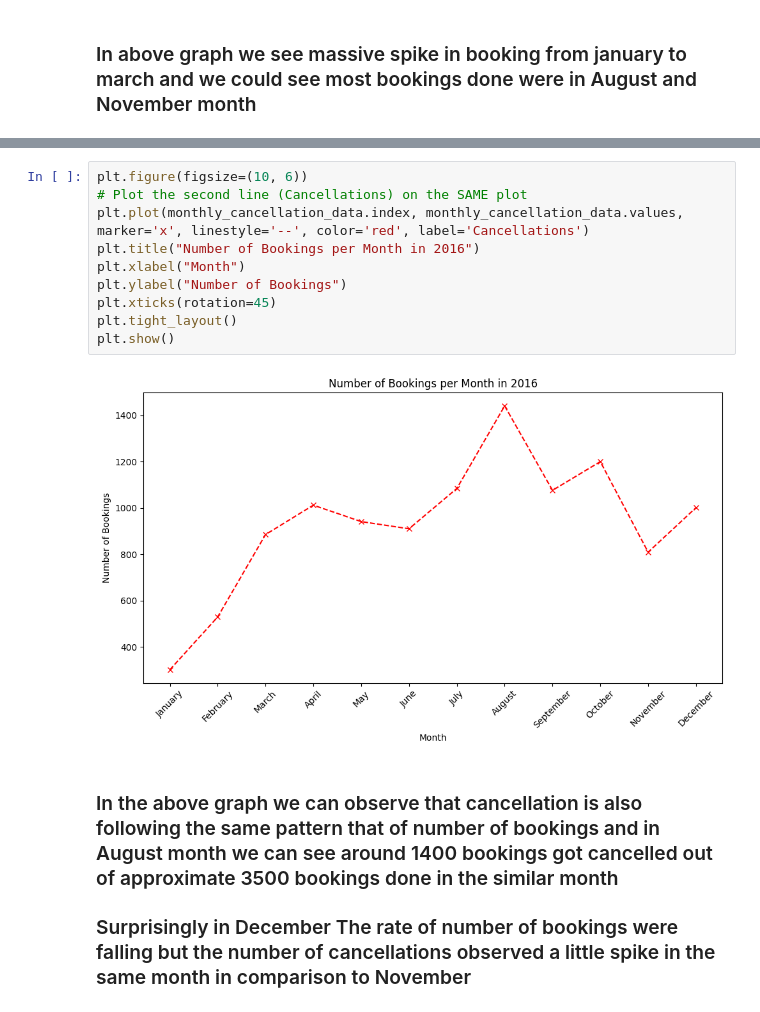
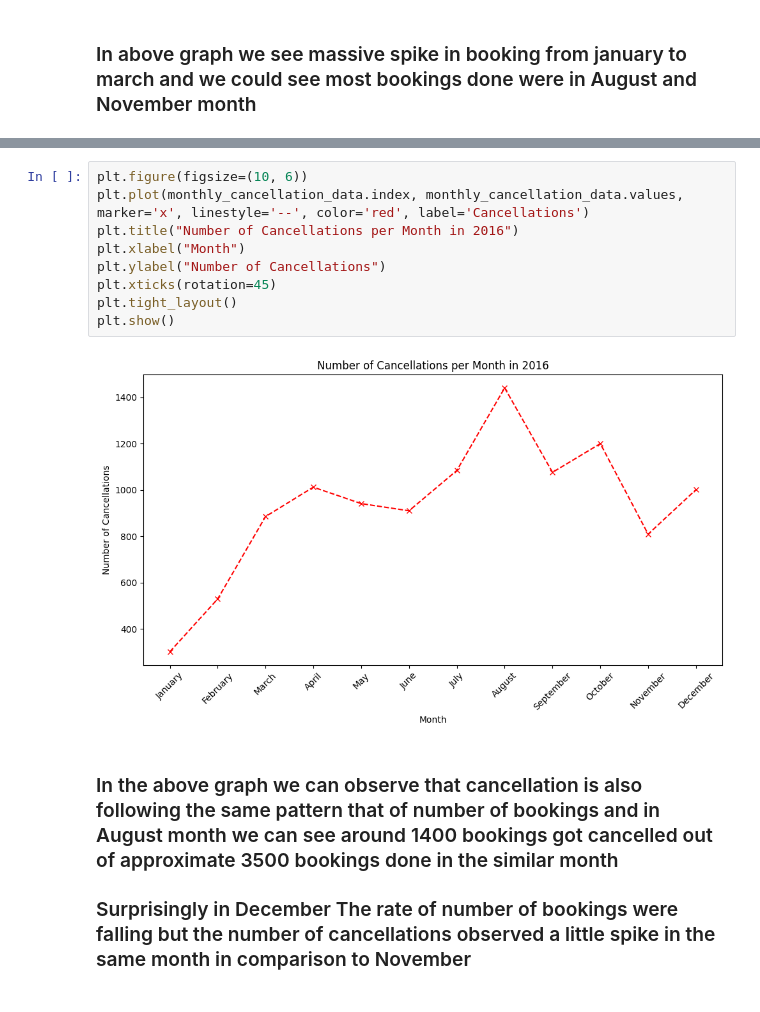
Before and after one commit to ChayanitBhateja/PDS_A1, a Jupyter notebook: code.ipynb, the cells around one changed output, grey strips where cells are left out. Cells and saved outputs as stored; diff of their text form.

```diff
--- a/code.ipynb
+++ b/code.ipynb
@@ -234,15 +236,14 @@ monthly_cancellation_data = data_2016.groupby("arrival_date_month").agg({'is_can
 # %%
 plt.figure(figsize=(10, 6))
-# Plot the second line (Cancellations) on the SAME plot
 plt.plot(monthly_cancellation_data.index, monthly_cancellation_data.values, marker='x', linestyle='--', color='red', label='Cancellations')
-plt.title("Number of Bookings per Month in 2016")
+plt.title("Number of Cancellations per Month in 2016")
 plt.xlabel("Month")
-plt.ylabel("Number of Bookings")
+plt.ylabel("Number of Cancellations")
 plt.xticks(rotation=45)
 plt.tight_layout()
 plt.show()
 # %% [output]
-[figure, old version]
+[figure, new version]
 # %% [markdown]
 ### In the above graph we can observe that cancellation is also following the same pattern that of number of bookings and in August month we can see around 1400 bookings got cancelled out of approximate 3500 bookings done in the similar month
 
```
Also changed, not shown: parts of 16 cells of this notebook.
